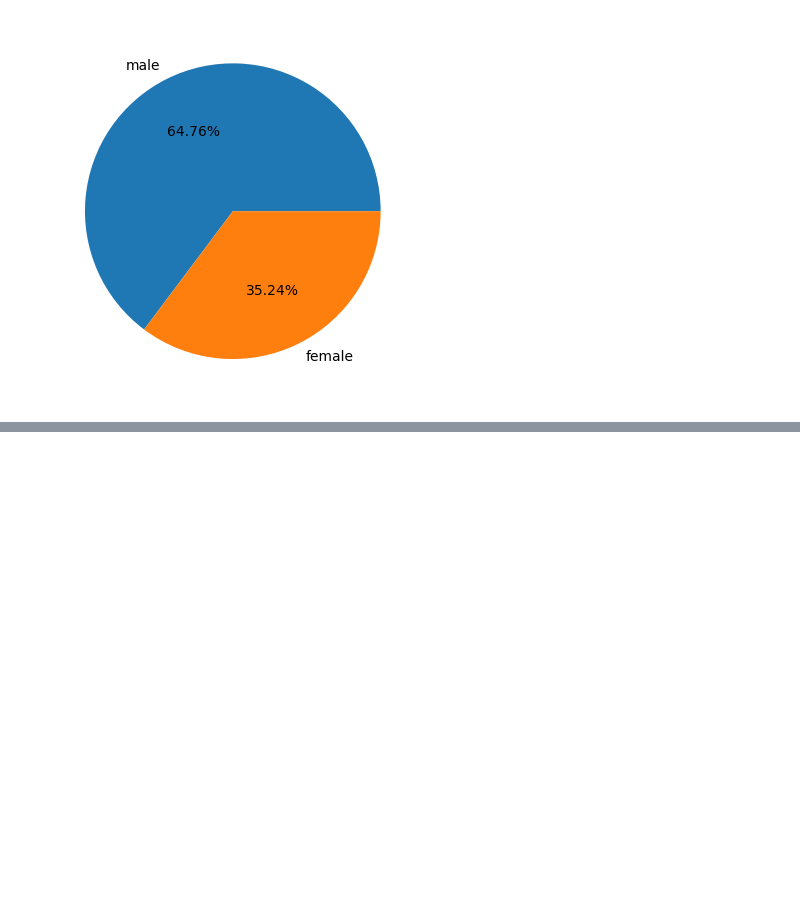
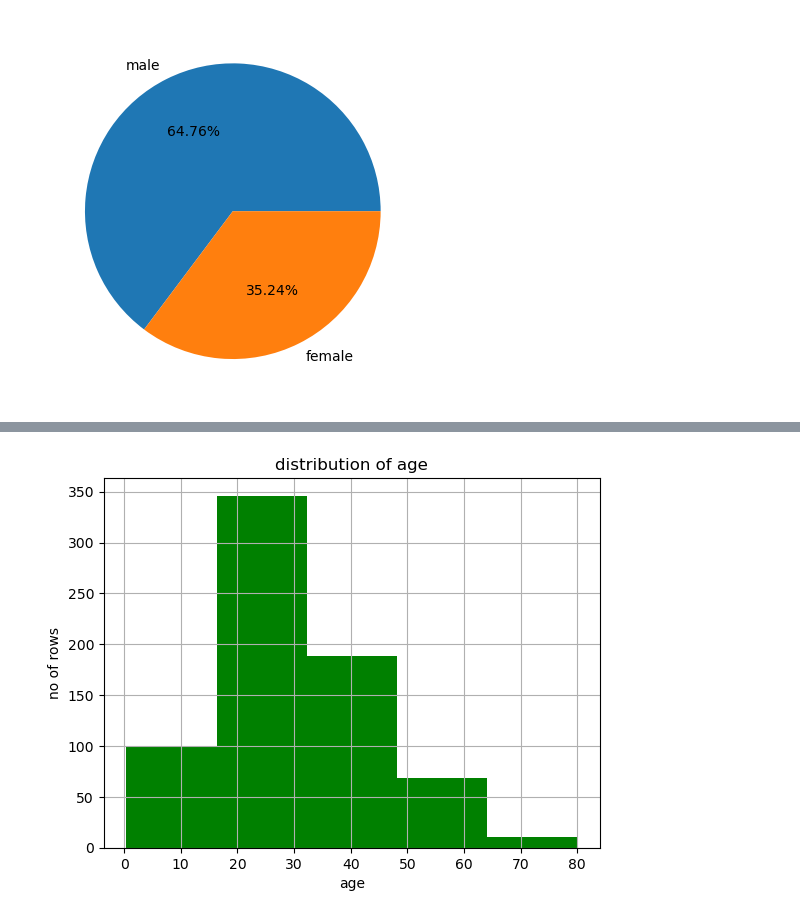
Before and after one commit to kamsaxel/Jupyter-Notebooks, a Jupyter notebook: matplotlib.ipynb, the cells around one changed output, grey strips where cells are left out. Drawn from its saved outputs; the diff is of its cells as text; code cells hidden in the pictures; blank space fills up the shorter version.

```diff
--- a/matplotlib.ipynb
+++ b/matplotlib.ipynb
@@ -138,0 +189,9 @@ plt.show()
+# %%
+plt.hist(df["age"],color="green",bins=5)
+plt.grid()
+plt.title("distribution of age")
+plt.xlabel("age")
+plt.ylabel("no of rows")
+plt.show()
+# %% [output]
+[figure, added]
```
Also changed, not shown: parts of 25 cells of this notebook.
